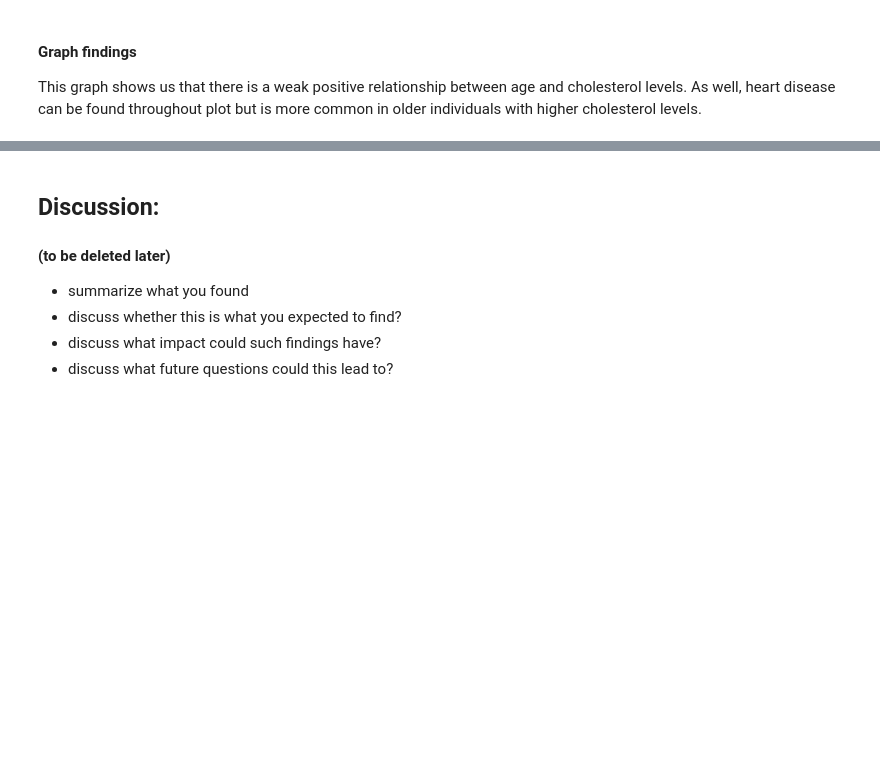
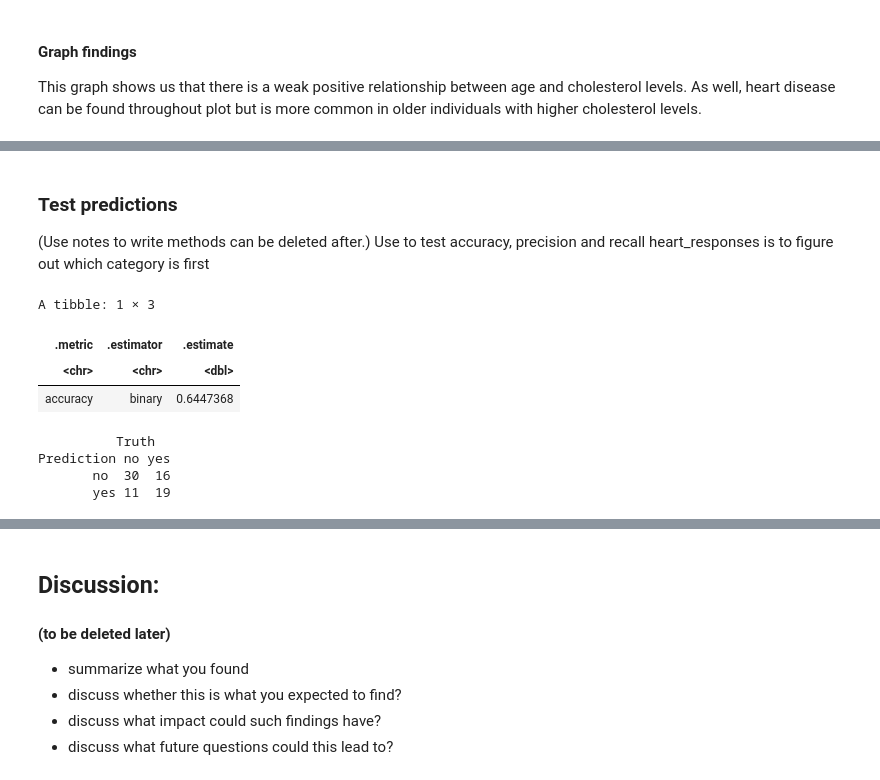
Before and after one commit to angushf/heart_disease_project, a Jupyter notebook: final_heart_disease_project.ipynb, the cells around one changed output, grey strips where cells are left out. Drawn from its saved outputs; the diff is of its cells as text; code cells hidden in the pictures; blank space fills up the shorter version.

```diff
--- a/final_heart_disease_project.ipynb
+++ b/final_heart_disease_project.ipynb
@@ -211,0 +269,36 @@ This graph shows us that there is a weak positive relationship between age and c
+# %%
+set.seed(1723)
+heart_spec<-nearest_neighbor(weight_func="rectangular", neighbors=k_value)|>
+set_engine("kknn")|>
+set_mode("classification")
+
+heart_fit<-workflow()|>
+add_recipe(training_recipe)|>
+add_model(heart_spec)|>
+fit(data=heart_disease_train)
+# %% [markdown]
+### Test predictions
+(Use notes to write methods can be deleted after.)
+Use to test accuracy, precision and recall
+heart_responses is to figure out which category is first
+# %%
+heart_test_predictions<-predict(heart_fit, heart_disease_test)|>
+bind_cols(heart_disease_test)
+
+heart_test_metrics<-heart_test_predictions|>
+metrics(truth=has_disease, estimate=.pred_class)|>
+filter(.metric=="accuracy")
+heart_test_metrics
+
+heart_conf_mat<-heart_test_predictions|>
+conf_mat(truth=has_disease, estimate=.pred_class)
+heart_conf_mat
+# %% [output]
+A tibble: 1 × 3
+| .metric | .estimator | .estimate |
+| <chr> | <chr> | <dbl> |
+| accuracy | binary | 0.6447368 |
+          Truth
+Prediction no yes
+       no  30  16
+       yes 11  19
```
Also changed, not shown: parts of 11 cells of this notebook.
